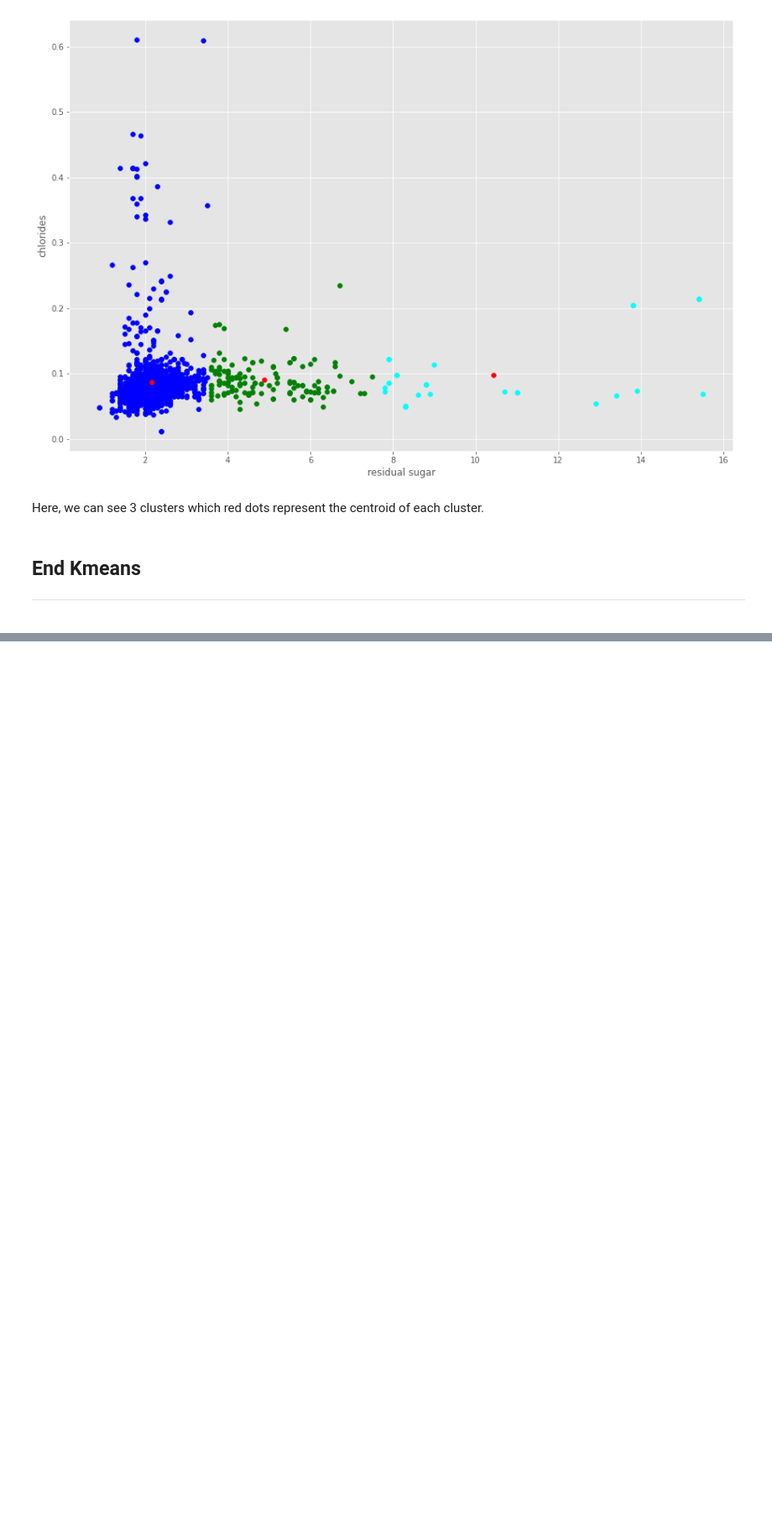
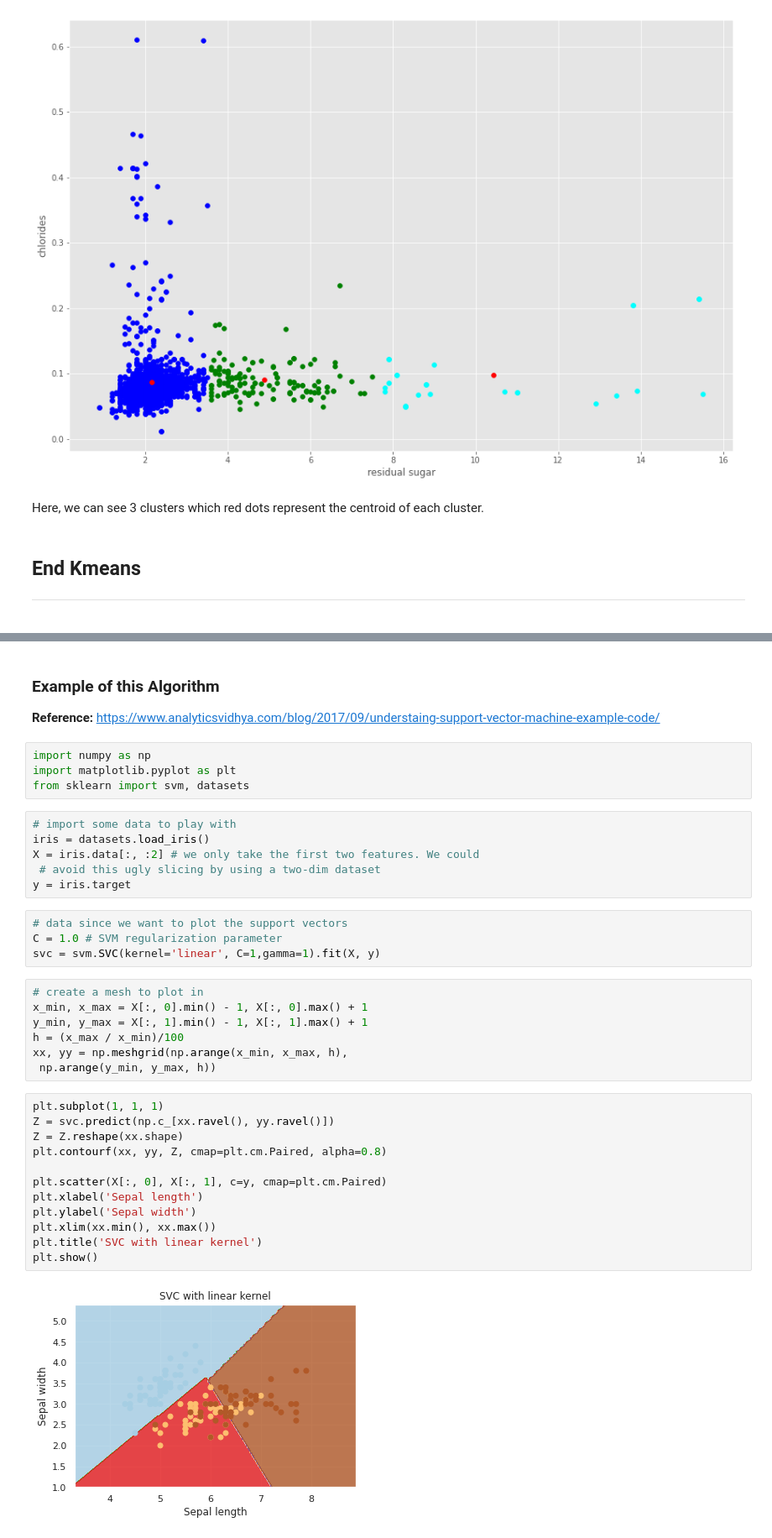
Before and after one commit to PantareeBew/EmergingTechAssessment, a Jupyter notebook: Scikit-Learn.ipynb, the cells around one changed output, grey strips where cells are left out. Shown at 84% size. Saved outputs shown, nothing was run; the diff lists cells and outputs as text; blank space fills up the shorter version.

```diff
--- a/Scikit-Learn.ipynb
+++ b/Scikit-Learn.ipynb
@@ -593,0 +603,38 @@ Here, we can see 3 clusters which red dots represent the centroid of each cluste
+# %% [markdown]
+### Example of this Algorithm <br>
+<b>Reference: </b>https://www.analyticsvidhya.com/blog/2017/09/understaing-support-vector-machine-example-code/
+# %%
+import numpy as np
+import matplotlib.pyplot as plt
+from sklearn import svm, datasets
+# %%
+# import some data to play with
+iris = datasets.load_iris()
+X = iris.data[:, :2] # we only take the first two features. We could
+ # avoid this ugly slicing by using a two-dim dataset
+y = iris.target
+# %%
+# data since we want to plot the support vectors
+C = 1.0 # SVM regularization parameter
+svc = svm.SVC(kernel='linear', C=1,gamma=1).fit(X, y)
+# %%
+# create a mesh to plot in
+x_min, x_max = X[:, 0].min() - 1, X[:, 0].max() + 1
+y_min, y_max = X[:, 1].min() - 1, X[:, 1].max() + 1
+h = (x_max / x_min)/100
+xx, yy = np.meshgrid(np.arange(x_min, x_max, h),
+ np.arange(y_min, y_max, h))
+# %%
+plt.subplot(1, 1, 1)
+Z = svc.predict(np.c_[xx.ravel(), yy.ravel()])
+Z = Z.reshape(xx.shape)
+plt.contourf(xx, yy, Z, cmap=plt.cm.Paired, alpha=0.8)
+
+plt.scatter(X[:, 0], X[:, 1], c=y, cmap=plt.cm.Paired)
+plt.xlabel('Sepal length')
+plt.ylabel('Sepal width')
+plt.xlim(xx.min(), xx.max())
+plt.title('SVC with linear kernel')
+plt.show()
+# %% [output]
+[figure, added]
```
Also changed, not shown: parts of 26 cells of this notebook.
